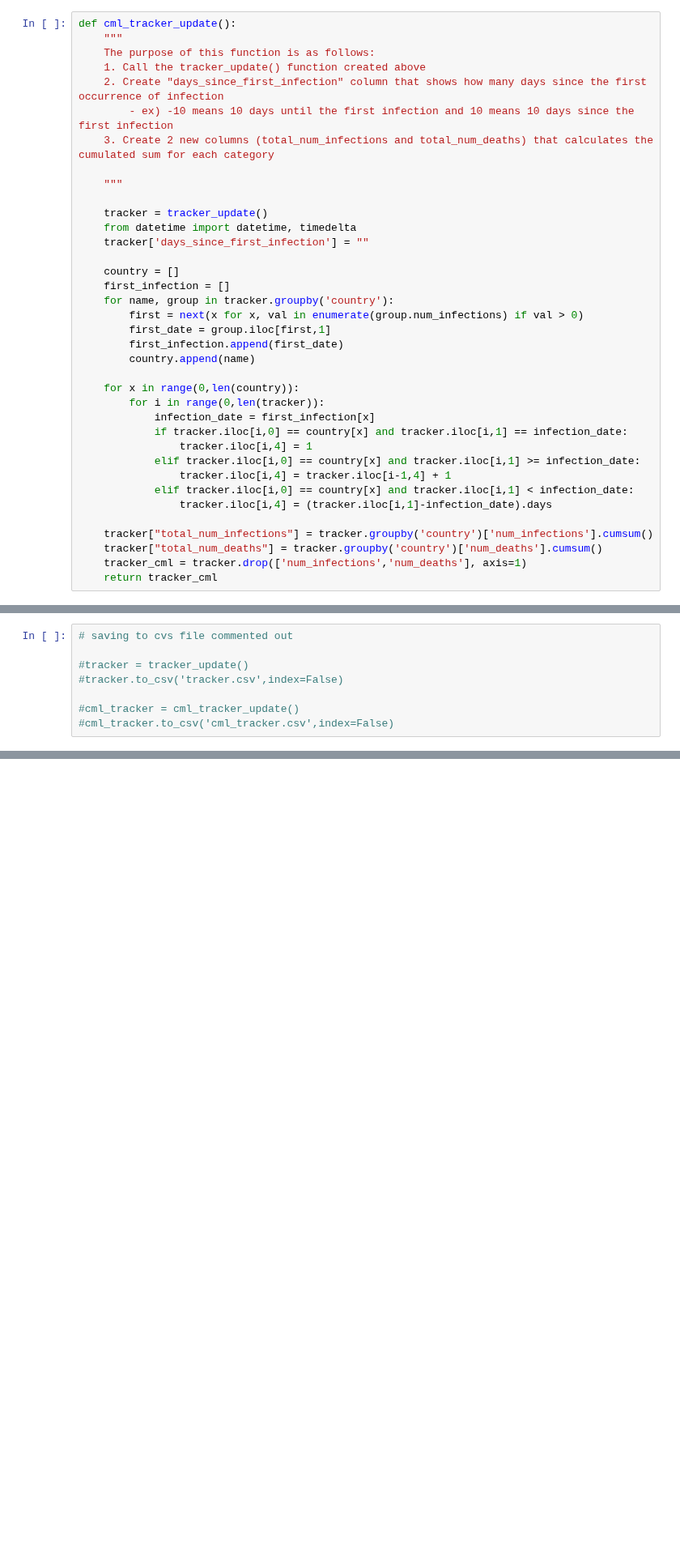
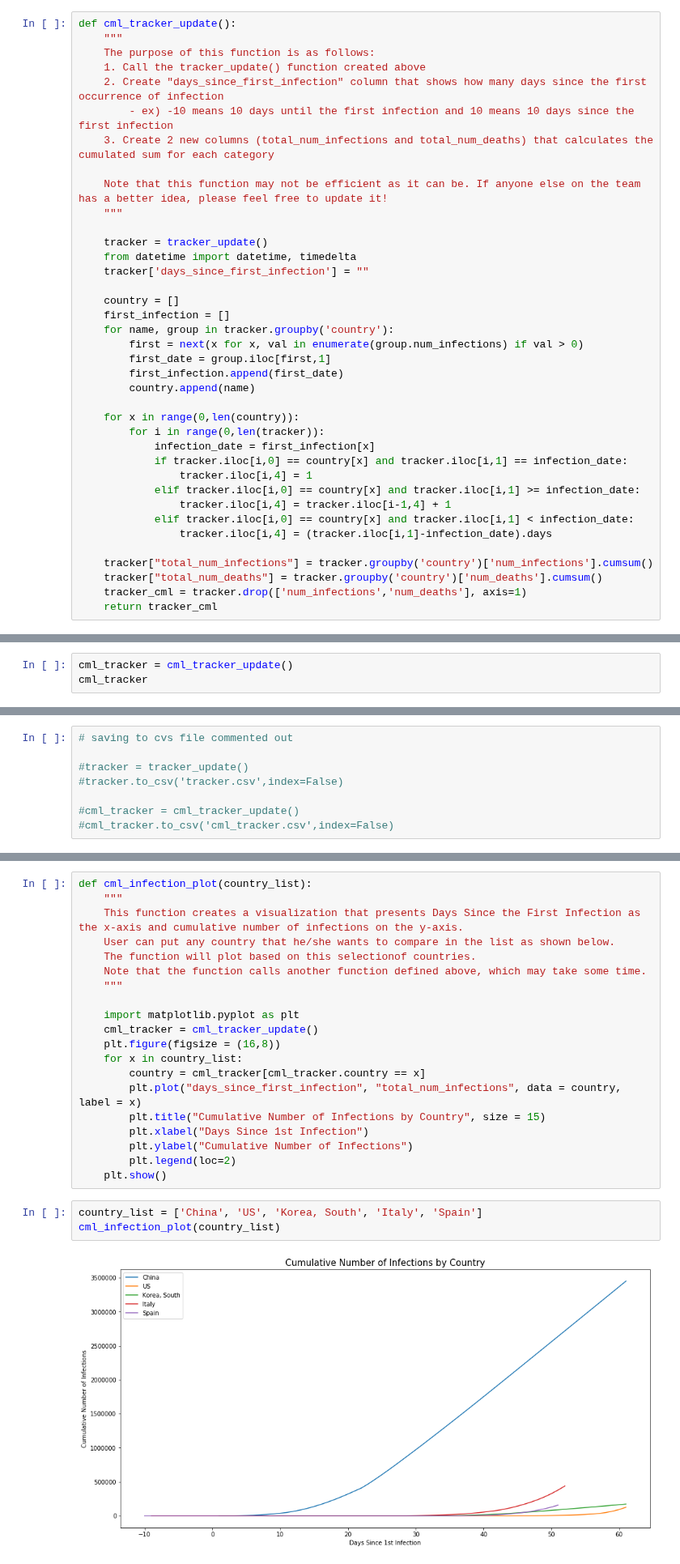
Before and after one commit to GRMDS/RMDS_Coronavirus_project, a Jupyter notebook: analytics/sam/Tracker_Update_Functions_0327.ipynb, the cells around one changed output, grey strips where cells are left out. Shown at 81% size. Cells and saved outputs as stored; diff of their text form; blank space fills up the shorter version.

```diff
--- a/analytics/sam/Tracker_Update_Functions_0327.ipynb
+++ b/analytics/sam/Tracker_Update_Functions_0327.ipynb
@@ -110,6 +111,7 @@ def cml_tracker_update():
         - ex) -10 means 10 days until the first infection and 10 means 10 days since the first infection
     3. Create 2 new columns (total_num_infections and total_num_deaths) that calculates the cumulated sum for each category
 
+    Note that this function may not be efficient as it can be. If anyone else on the team has a better idea, please feel free to update it!
     """
 
     tracker = tracker_update()
@@ -156,0 +143,3 @@ cml_tracker_update()
+# %%
+cml_tracker = cml_tracker_update()
+cml_tracker
@@ -164,0 +218,25 @@ cml_tracker_update()
+# %%
+def cml_infection_plot(country_list):
+    """
+    This function creates a visualization that presents Days Since the First Infection as the x-axis and cumulative number of infections on the y-axis.
+    User can put any country that he/she wants to compare in the list as shown below.
+    The function will plot based on this selectionof countries.
+    Note that the function calls another function defined above, which may take some time.
+    """
+
+    import matplotlib.pyplot as plt
+    cml_tracker = cml_tracker_update()
+    plt.figure(figsize = (16,8))
+    for x in country_list:
+        country = cml_tracker[cml_tracker.country == x]
+        plt.plot("days_since_first_infection", "total_num_infections", data = country, label = x)
+        plt.title("Cumulative Number of Infections by Country", size = 15)
+        plt.xlabel("Days Since 1st Infection")
+        plt.ylabel("Cumulative Number of Infections")
+        plt.legend(loc=2)
+    plt.show()
+# %%
+country_list = ['China', 'US', 'Korea, South', 'Italy', 'Spain']
+cml_infection_plot(country_list)
+# %% [output]
+[figure, added]
```
Also changed, not shown: parts of 9 cells of this notebook.
